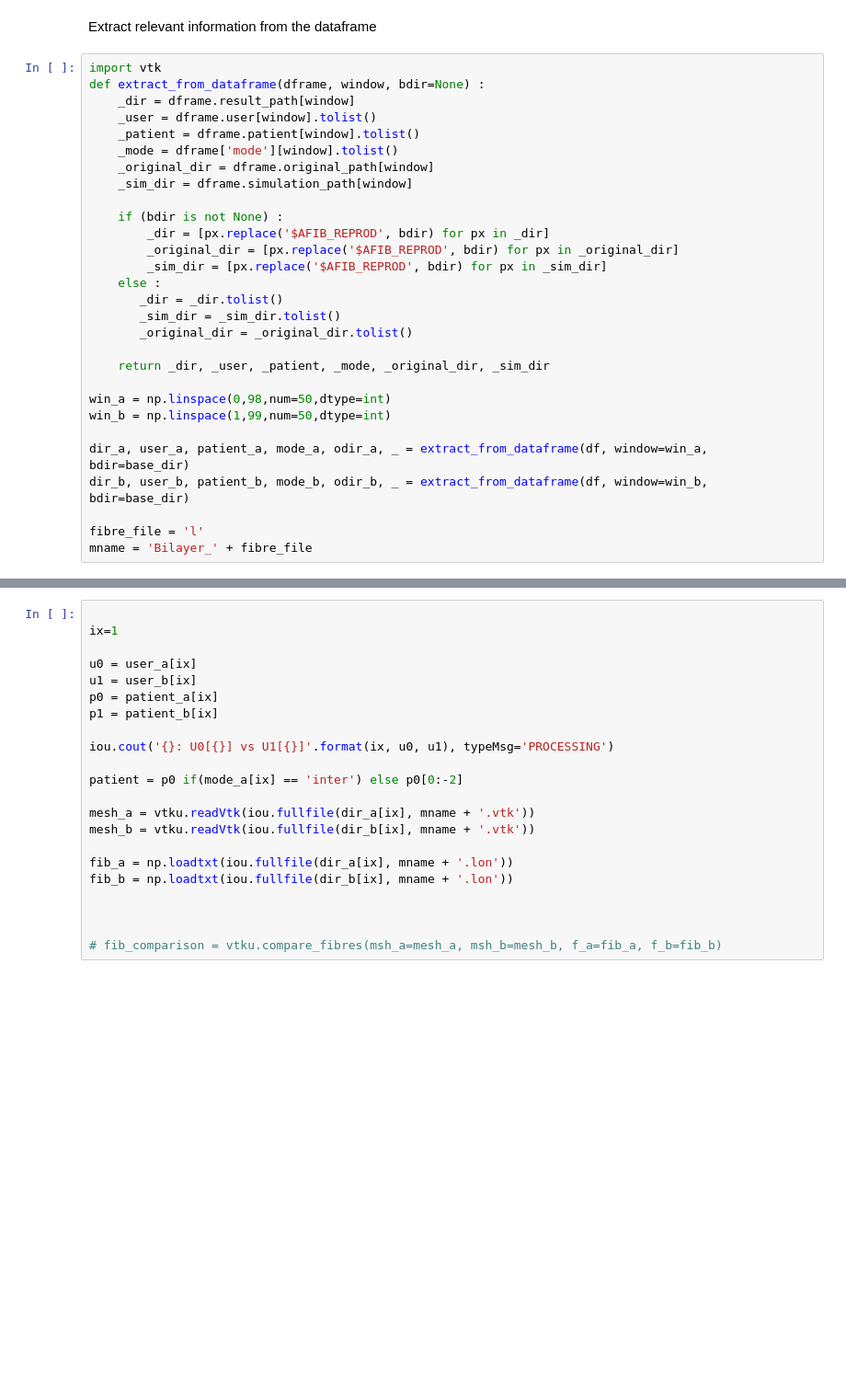
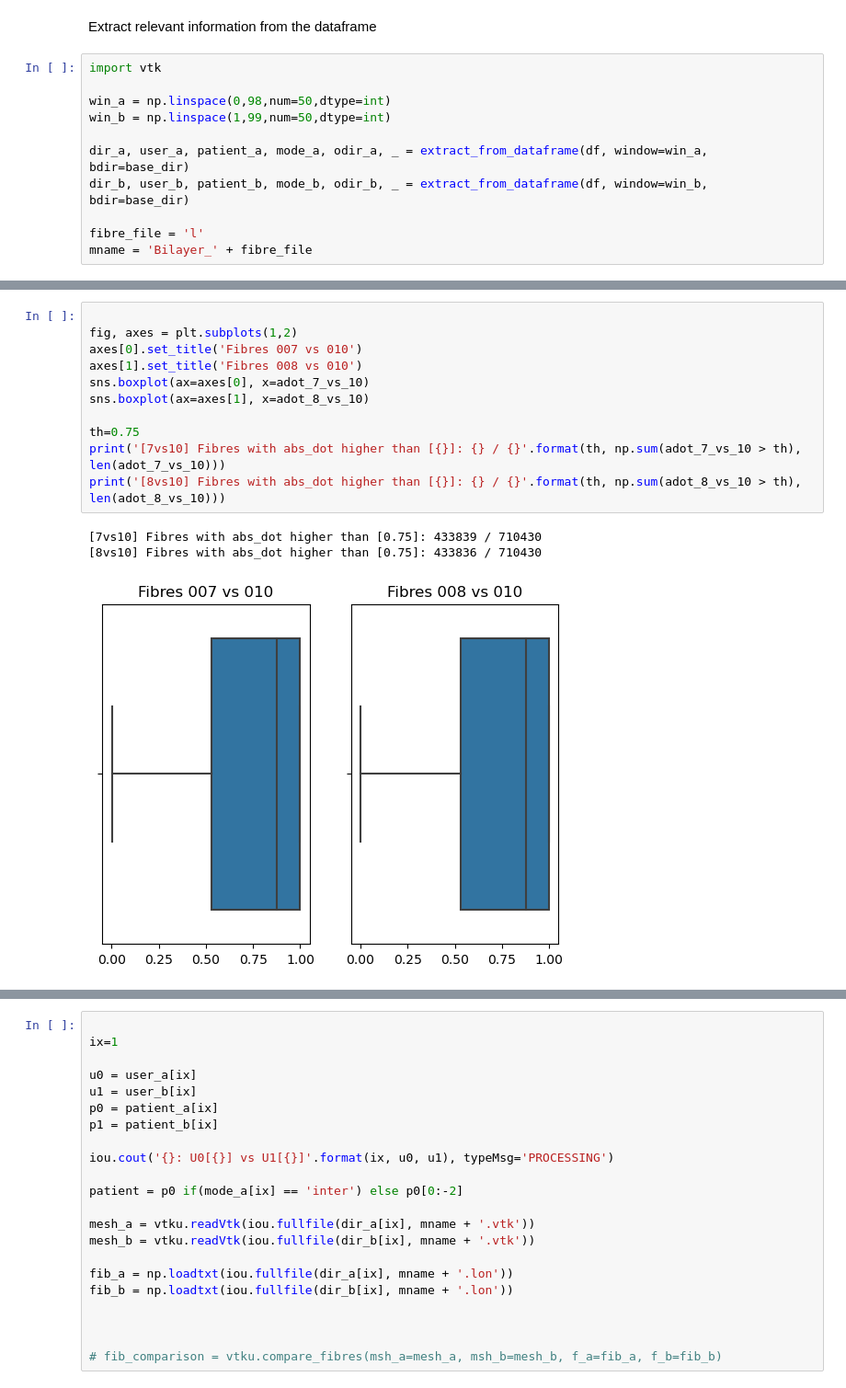
Before and after one commit to alonsoJASL/imatools, a Jupyter notebook: ipynb/calculate_fibre_agreement.ipynb, the cells around one changed output, grey strips where cells are left out. Shown at 92% size. Cells and saved outputs as stored; diff of their text form; blank space fills up the shorter version.

```diff
--- a/ipynb/calculate_fibre_agreement.ipynb
+++ b/ipynb/calculate_fibre_agreement.ipynb
@@ -45,24 +80,6 @@ df
 Extract relevant information from the dataframe
 # %%
 import vtk
-def extract_from_dataframe(dframe, window, bdir=None) :
-    _dir = dframe.result_path[window]
-    _user = dframe.user[window].tolist()
-    _patient = dframe.patient[window].tolist()
-    _mode = dframe['mode'][window].tolist()
-    _original_dir = dframe.original_path[window]
-    _sim_dir = dframe.simulation_path[window]
-
-    if (bdir is not None) :
-        _dir = [px.replace('$AFIB_REPROD', bdir) for px in _dir]
-        _original_dir = [px.replace('$AFIB_REPROD', bdir) for px in _original_dir]
-        _sim_dir = [px.replace('$AFIB_REPROD', bdir) for px in _sim_dir]
-    else :
-       _dir = _dir.tolist()
-       _sim_dir = _sim_dir.tolist()
-       _original_dir = _original_dir.tolist()
-
-    return _dir, _user, _patient, _mode, _original_dir, _sim_dir
 
 win_a = np.linspace(0,98,num=50,dtype=int)
 win_b = np.linspace(1,99,num=50,dtype=int)
@@ -139,0 +224,15 @@ for ix in range(len(test_OG)) :
+# %%
+
+fig, axes = plt.subplots(1,2)
+axes[0].set_title('Fibres 007 vs 010')
+axes[1].set_title('Fibres 008 vs 010')
+sns.boxplot(ax=axes[0], x=adot_7_vs_10)
+sns.boxplot(ax=axes[1], x=adot_8_vs_10)
+
+th=0.75
+print('[7vs10] Fibres with abs_dot higher than [{}]: {} / {}'.format(th, np.sum(adot_7_vs_10 > th), len(adot_7_vs_10)))
+print('[8vs10] Fibres with abs_dot higher than [{}]: {} / {}'.format(th, np.sum(adot_8_vs_10 > th), len(adot_8_vs_10)))
+# %% [output]
+[7vs10] Fibres with abs_dot higher than [0.75]: 433839 / 710430
+[8vs10] Fibres with abs_dot higher than [0.75]: 433836 / 710430
+[figure, added]
```
Also changed, not shown: parts of 12 cells of this notebook, 1 other file.
